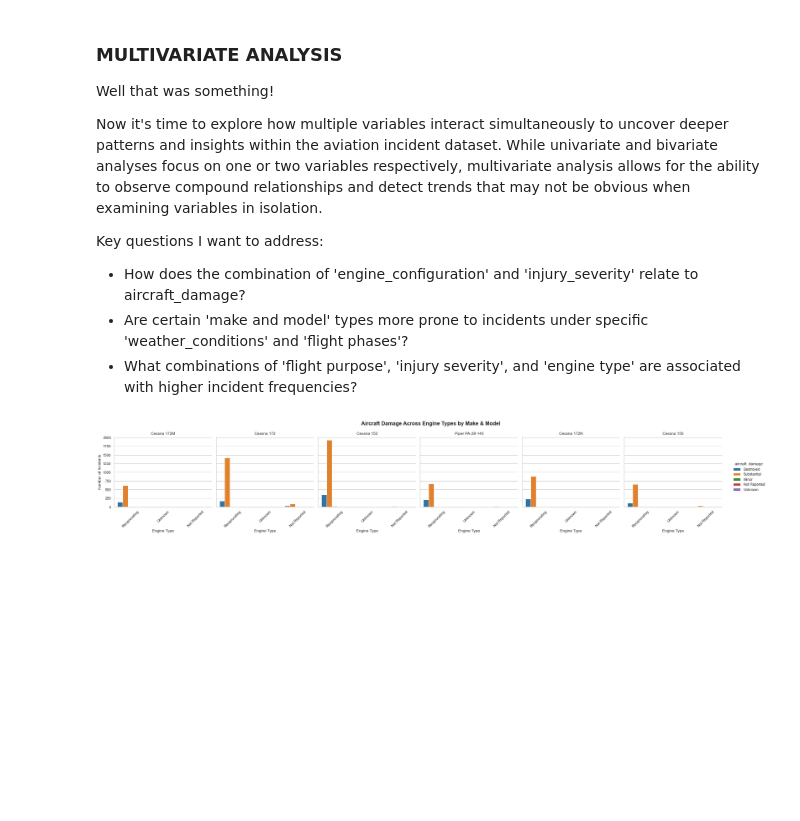
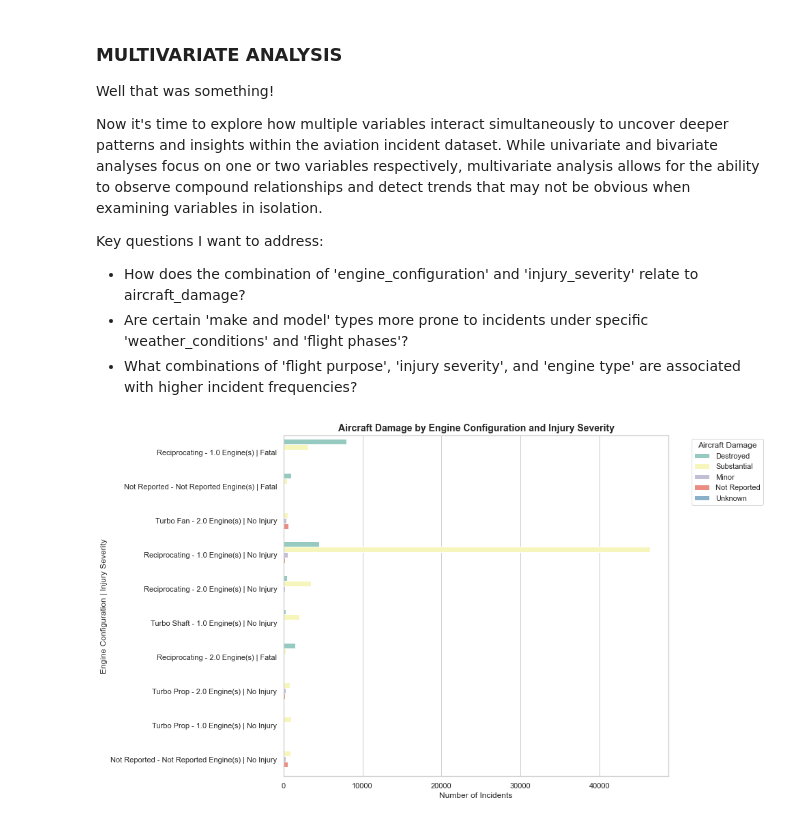
Before and after one commit to Vain-Guy/Capstone-Project-Moringa, a Jupyter notebook: notebook.ipynb, the cells around one changed output. Cells and saved outputs as stored; diff of their text form; code cells hidden in the pictures; blank space fills up the shorter version.

```diff
--- a/notebook.ipynb
+++ b/notebook.ipynb
@@ -2050,31 +2050,32 @@ Key questions I want to address:
 - How does the combination of 'engine_configuration' and 'injury_severity' relate to aircraft_damage?
 - Are certain 'make and model' types more prone to incidents under specific 'weather_conditions' and 'flight phases'?
 - What combinations of 'flight purpose', 'injury severity', and 'engine type' are associated with higher incident frequencies?
-# %%
-# Filter top 6 make_model for clarity
-top_models = aviation_df['make_model'].value_counts().head(6).index
-filtered_df = aviation_df[aviation_df['make_model'].isin(top_models)]
-
-# Set figure aesthetics
-g = sns.catplot(
-    data=filtered_df,
-    x='engine_type',
-    hue='aircraft_damage',
-    col='make_model',
-    kind='count',
-    height=5,
-    aspect=0.9,
-    palette='tab10'
-)
-
-# Improve layout and labeling
-g.set_titles("{col_name}")
-g.set_axis_labels("Engine Type", "Number of Incidents")
-g.fig.suptitle("Aircraft Damage Across Engine Types by Make & Model", fontsize=16, weight='bold')
-g.set_xticklabels(rotation=45)
-g.tight_layout()
-g.fig.subplots_adjust(top=0.85)
-
-plt.show()
-# %% [output]
-[figure, removed]
+# %%
+# ==================== [engine_configuartion + injury_severity Vs. aircraft_damage] ====================
+
+# Create a combined key for grouping
+aviation_df['config_severity'] = aviation_df['engine_configuration'] + ' | ' + aviation_df['injury_severity']
+
+# Get top 10 most common combinations for readability
+top_combinations = aviation_df['config_severity'].value_counts().head(10).index
+filtered_df = aviation_df[aviation_df['config_severity'].isin(top_combinations)]
+
+# Set figure size and plot
+plt.figure(figsize=(14, 8))
+sns.countplot(
+    data=filtered_df,
+    y='config_severity',
+    hue='aircraft_damage',
+    palette='Set3'
+)
+
+# Add labels and title
+plt.title('Aircraft Damage by Engine Configuration and Injury Severity', fontsize=14, weight='bold')
+plt.xlabel('Number of Incidents', fontsize=12)
+plt.ylabel('Engine Configuration | Injury Severity', fontsize=12)
+plt.legend(title='Aircraft Damage', bbox_to_anchor=(1.05, 1), loc='upper left')
+plt.tight_layout()
+
+plt.show()
+# %% [output]
+[figure, added]
```
